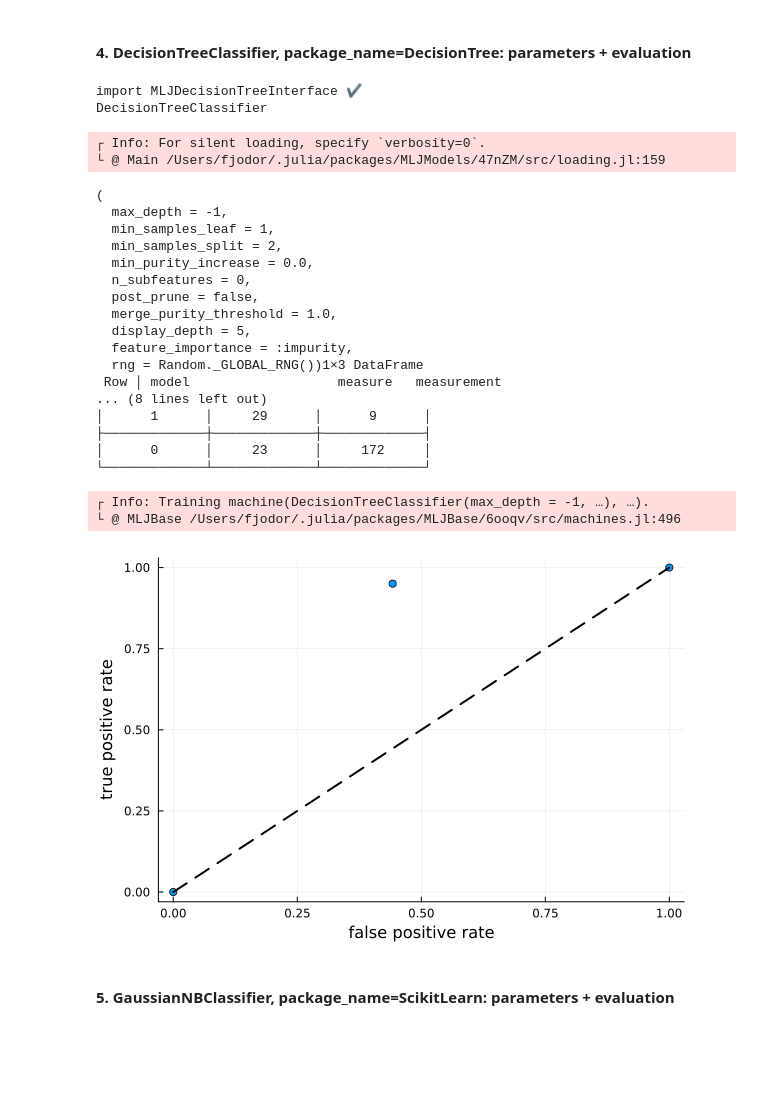
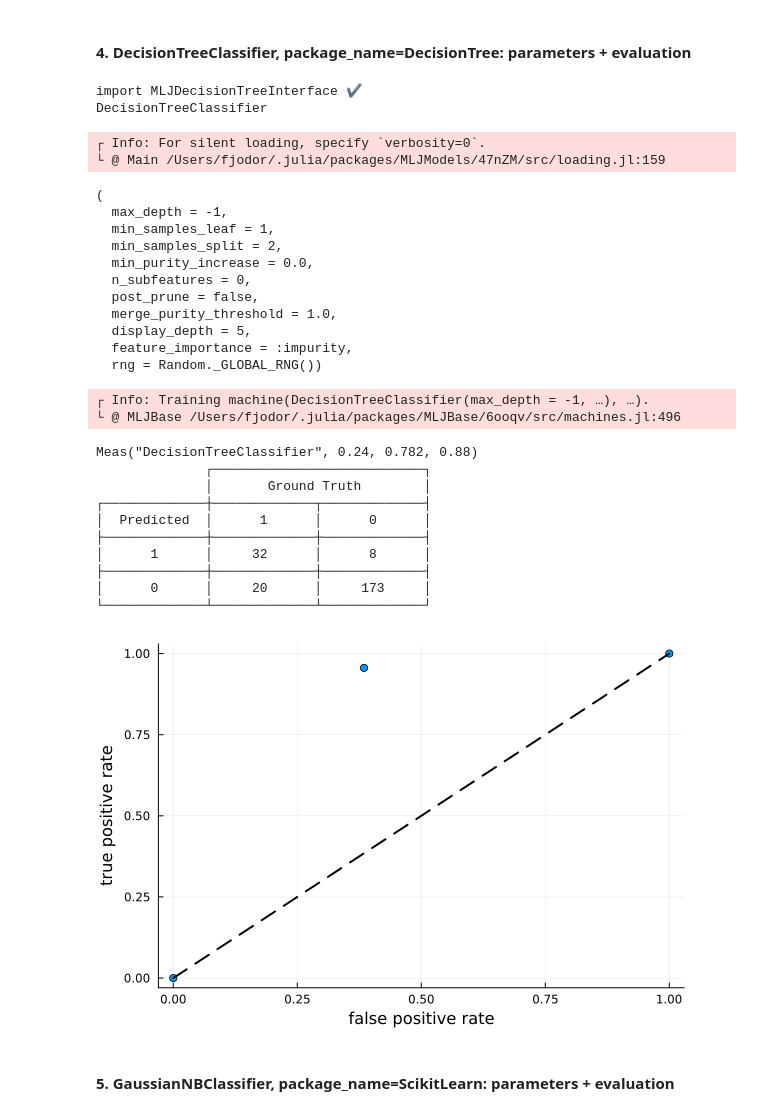
Before and after one commit to qetdr/xAutoML-Project1, a Jupyter notebook: fjodor/project-1/project-1 - 02 - Model search - baseline selection.ipynb, the cells around one changed output. Cells and saved outputs as stored; diff of their text form; code cells hidden in the pictures; blank space fills up the shorter version.

```diff
--- a/fjodor/project-1/project-1 - 02 - Model search - baseline selection.ipynb
+++ b/fjodor/project-1/project-1 - 02 - Model search - baseline selection.ipynb
@@ -266,16 +227,16 @@ fit_predict (generic function with 1 method)
 #### 1. AdaBoostClassifier, package_name=ScikitLearn: parameters + evaluation
 # %%
 AdaBoostClassifier = @load AdaBoostClassifier pkg=ScikitLearn
-_machine = get_machine(AdaBoostClassifier(), X, y)
+_machine = Helper.get_machine(AdaBoostClassifier(), X, y)
 # evaluate: fit/predict
-ŷ = fit_predict(_machine, y, train, validation)
+ŷ = Helper.fit_predict(_machine, train, validation)
 # measurements:
-measurements_1 = get_measurements("AdaBoostClassifier", ŷ, y[validation])
+measurements_1 = Helper.get_measurements("AdaBoostClassifier", ŷ, y[validation], ["brier_loss", "auc", "accuracy"])
 show(stdout, "text/plain", measurements_1)
 println()
 # confusion matrix
 show(stdout, "text/plain", confmat(mode.(ŷ), y[validation]))
 # plot roc curve
-plot_roccurve(ŷ, y[validation])
+Helper.plot_roccurve(ŷ, y[validation])
 # %% [output]
 import MLJScikitLearnInterface ✔
@@ -308,16 +265,16 @@ AdaBoostClassifier(
 #### 2. BaggingClassifier, package_name=ScikitLearn: parameters + evaluation
 # %%
 BaggingClassifier = @load BaggingClassifier pkg=ScikitLearn
-_machine = get_machine(BaggingClassifier(), X, y)
+_machine = Helper.get_machine(BaggingClassifier(), X, y)
 # evaluate: fit/predict
-ŷ = fit_predict(_machine, y, train, validation)
+ŷ = Helper.fit_predict(_machine, train, validation)
 # measurements:
-measurements_2 = get_measurements("BaggingClassifier", ŷ, y[validation])
+measurements_2 = Helper.get_measurements("BaggingClassifier", ŷ, y[validation], ["brier_loss", "auc", "accuracy"])
 show(stdout, "text/plain", measurements_2)
 println()
 # confusion matrix
 show(stdout, "text/plain", confmat(mode.(ŷ), y[validation]))
 # plot roc curve
-plot_roccurve(ŷ, y[validation])
+Helper.plot_roccurve(ŷ, y[validation])
 # %% [output]
 import MLJScikitLearnInterface ✔
@@ -356,16 +310,16 @@ BaggingClassifier(
 #### 3. BayesianLDA, package_name=ScikitLearn: parameters + evaluation
 # %%
 BayesianLDA = @load BayesianLDA pkg=ScikitLearn
-_machine = get_machine(BayesianLDA(), X, y)
+_machine = Helper.get_machine(BayesianLDA(), X, y)
 # evaluate: fit/predict
-ŷ = fit_predict(_machine, y, train, validation)
+ŷ = Helper.fit_predict(_machine, train, validation)
 # measurements:
-measurements_3 = get_measurements("BayesianLDA", ŷ, y[validation])
+measurements_3 = Helper.get_measurements("BayesianLDA", ŷ, y[validation], ["brier_loss", "auc", "accuracy"])
 show(stdout, "text/plain", measurements_3)
 println()
 # confusion matrix
 show(stdout, "text/plain", confmat(mode.(ŷ), y[validation]))
 # plot roc curve
-plot_roccurve(ŷ, y[validation])
+Helper.plot_roccurve(ŷ, y[validation])
 # %% [output]
 import MLJScikitLearnInterface ✔
@@ -394,42 +350,46 @@ BayesianLDA(
 #### 4. DecisionTreeClassifier, package_name=DecisionTree: parameters + evaluation
 # %%
 DecisionTreeClassifier = @load DecisionTreeClassifier pkg=DecisionTree
-_machine = get_machine(DecisionTreeClassifier(), X, y)
+_machine = Helper.get_machine(DecisionTreeClassifier(), X, y)
 # evaluate: fit/predict
-ŷ = fit_predict(_machine, y, train, validation)
+ŷ = Helper.fit_predict(_machine, train, validation)
 # measurements:
-measurements_4 = get_measurements("DecisionTreeClassifier", ŷ, y[validation])
+measurements_4 = Helper.get_measurements("DecisionTreeClassifier", ŷ, y[validation], ["brier_loss", "auc", "accuracy"])
 show(stdout, "text/plain", measurements_4)
 println()
 # confusion matrix
 show(stdout, "text/plain", confmat(mode.(ŷ), y[validation]))
 # plot roc curve
-plot_roccurve(ŷ, y[validation])
+Helper.plot_roccurve(ŷ, y[validation])
 # %% [output]
 import MLJDecisionTreeInterface ✔
 DecisionTreeClassifier
 ┌ Info: For silent loading, specify `verbosity=0`.
 └ @ Main /Users/fjodor/.julia/packages/MLJModels/47nZM/src/loading.jl:159
 (
   max_depth = -1,
   min_samples_leaf = 1,
   min_samples_split = 2,
   min_purity_increase = 0.0,
   n_subfeatures = 0,
   post_prune = false,
   merge_purity_threshold = 1.0,
   display_depth = 5,
   feature_importance = :impurity,
-  rng = Random._GLOBAL_RNG())1×3 DataFrame
- Row │ model                   measure   measurement
-... (8 lines left out)
-│      1      │     29      │      9      │
-├─────────────┼─────────────┼─────────────┤
-│      0      │     23      │     172     │
-└─────────────┴─────────────┴─────────────┘
+  rng = Random._GLOBAL_RNG())
 ┌ Info: Training machine(DecisionTreeClassifier(max_depth = -1, …), …).
 └ @ MLJBase /Users/fjodor/.julia/packages/MLJBase/6ooqv/src/machines.jl:496
+Meas("DecisionTreeClassifier", 0.24, 0.782, 0.88)
+              ┌───────────────────────────┐
+              │       Ground Truth        │
+┌─────────────┼─────────────┬─────────────┤
+│  Predicted  │      1      │      0      │
+├─────────────┼─────────────┼─────────────┤
+│      1      │     32      │      8      │
+├─────────────┼─────────────┼─────────────┤
+│      0      │     20      │     173     │
+└─────────────┴─────────────┴─────────────┘
-[figure, old version]
+[figure, new version]
 # %% [markdown]
 #### 5. GaussianNBClassifier, package_name=ScikitLearn: parameters + evaluation
 # %%
```
Also changed, not shown: parts of 28 cells of this notebook, 1 other file.
